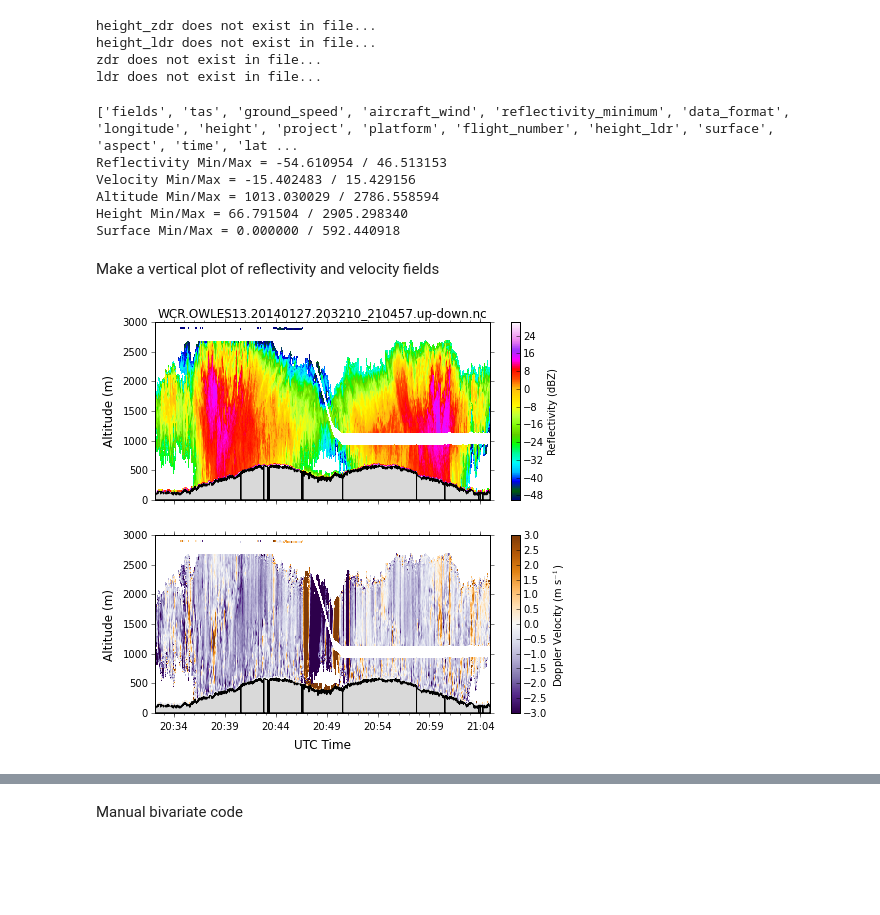
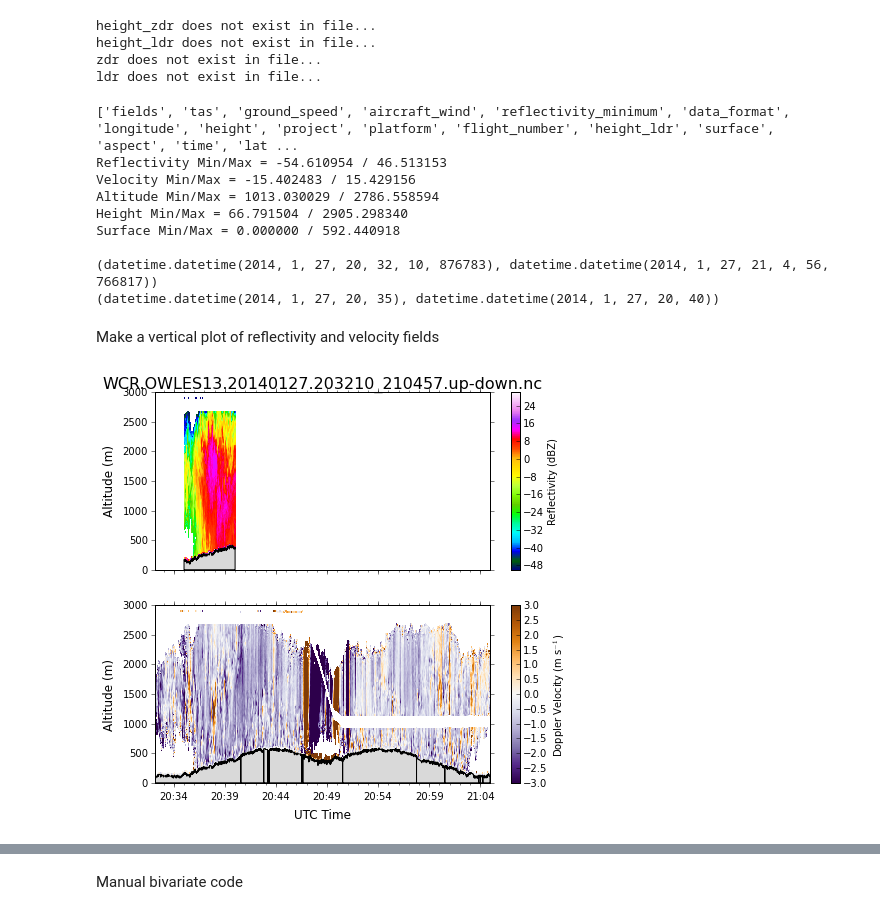
Before and after one commit to nguy/AWOT, a Jupyter notebook: examples/awot_plot_wcr2.ipynb, the cells around one changed output, grey strips where cells are left out. Cells and saved outputs as stored; diff of their text form; code cells hidden in the pictures; blank space fills up the shorter version.

```diff
--- a/examples/awot_plot_wcr2.ipynb
+++ b/examples/awot_plot_wcr2.ipynb
@@ -20,8 +20,8 @@ wcrf1 = os.path.join("/Users/guy/data/king_air/test2014/wcr", file1)
 file = "WCR.OWLES13.20140127.203210_210457.up-down.nc"
 wcrf2 = os.path.join("/Users/guy/data/king_air/owles2013/wcr/", file)
 
-start_time = "2014-09-07 18:32:35"
-end_time = "2014-09-07 18:56:37"
+start_time = "2014-01-27 20:35:00"
+end_time = "2014-01-27 20:40:00"
 
 # Set the project name
 Project="TEST14"
@@ -56,6 +56,17 @@ print("Reflectivity Min/Max = %f / %f \n"
         wcr['altitude']['data'].min(), wcr['altitude']['data'].max(),
         wcr['height']['data'].min(), wcr['height']['data'].max(),
         wcr['surface']['data'].min(), wcr['surface']['data'].max()))
+print(wcr['time']['data'].min(), wcr['time']['data'].max())
+
+startStr = [start_time[0:4], start_time[5:7], start_time[8:10], start_time[11:13], start_time[14:16],
+            start_time[17:19], '0']
+startInt = [int(s) for s in startStr]
+from datetime import datetime
+dt_start = datetime(startInt[0], startInt[1], startInt[2], startInt[3], startInt[4], startInt[5], startInt[6])
+endStr = [end_time[0:4], end_time[5:7], end_time[8:10], end_time[11:13], end_time[14:16], end_time[17:19], '0']
+endInt = [int(s) for s in endStr]
+dt_end = datetime(endInt[0], endInt[1], endInt[2], endInt[3], endInt[4], endInt[5], endInt[6])
+print(dt_start, dt_end)
 # %% [output]
 ['fields', 'tas', 'ground_speed', 'aircraft_wind', 'reflectivity_minimum', 'data_format', 'longitude', 'height', 'project', 'platform', 'flight_number', 'height_ldr', 'surface', 'aspect', 'time', 'lat ...
 Reflectivity Min/Max = -54.610954 / 46.513153
@@ -63,31 +74,33 @@ Velocity Min/Max = -15.402483 / 15.429156
 Altitude Min/Max = 1013.030029 / 2786.558594
 Height Min/Max = 66.791504 / 2905.298340
 Surface Min/Max = 0.000000 / 592.440918
+
+(datetime.datetime(2014, 1, 27, 20, 32, 10, 876783), datetime.datetime(2014, 1, 27, 21, 4, 56, 766817))
+(datetime.datetime(2014, 1, 27, 20, 35), datetime.datetime(2014, 1, 27, 20, 40))
 # %% [markdown]
 Make a vertical plot of reflectivity and velocity fields
 # %%
 fig, (ax1, ax2) = plt.subplots(2, 1, figsize=(7.5,7), sharex=True)
-
 
 wcr_vp= RadarVerticalPlot(wcr)
 
 wcr_vp.time_height_image('reflectivity', ax=ax1, plot_log10_var=False,
-#              start_time=start_time, end_time=end_time,
+              start_time=start_time, end_time=end_time,
                          vmin=refmin, vmax=refmax,
                          fill_surface=True,
                          cb_label=r'Reflectivity (dBZ)',
                          height_min=altmin, height_max=altmax, title=file,
                          ylab=r'Altitude (m)', ylabFontSize=12)
 
 wcr_vp.time_height_image('velocity', ax=ax2, plot_log10_var=False,
 #              start_time=start_time, end_time=end_time,
                          vmin=velmin, vmax=velmax,
                          fill_surface=True,
                          cmap="PuOr_r",
                          cb_label=r'Doppler Velocity (m s$^{-1}$)',
                          height_min=altmin, height_max=altmax,
                          ylab=r'Altitude (m)', ylabFontSize=12,
                          xlab='UTC Time', xlabFontSize=12)
 # %% [output]
-[figure, old version]
+[figure, new version]
 # %%
```
Also changed, not shown: parts of 5 cells of this notebook, 4 other files.
